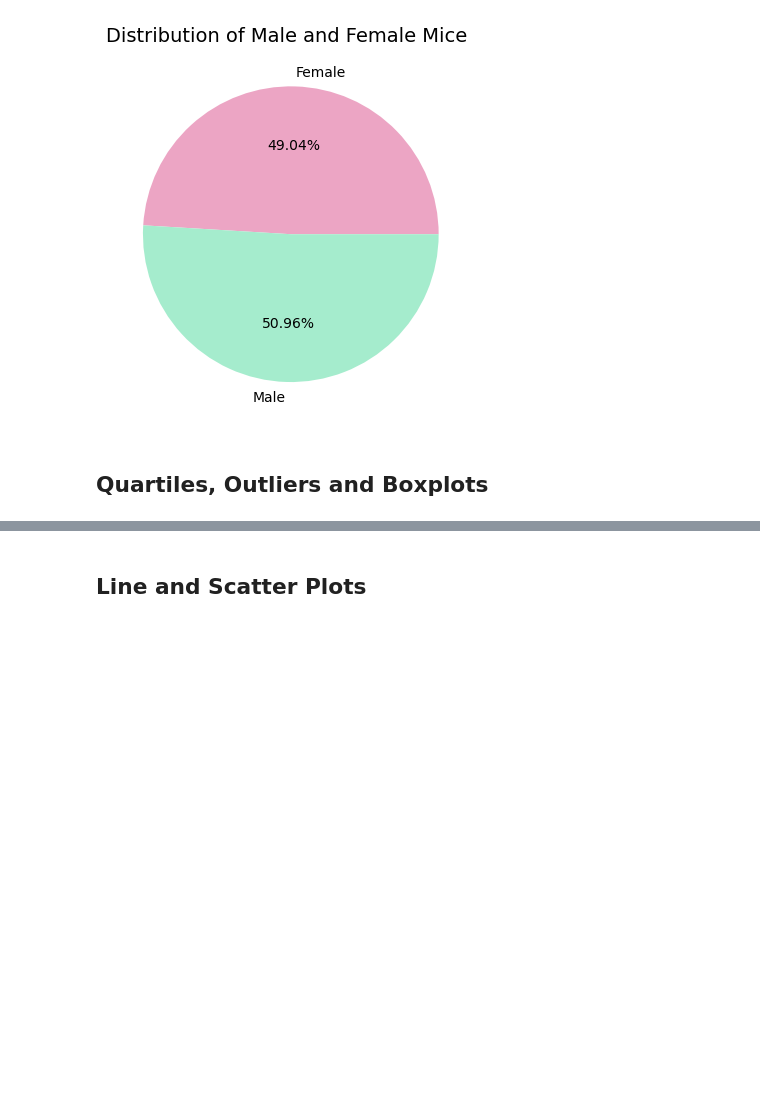
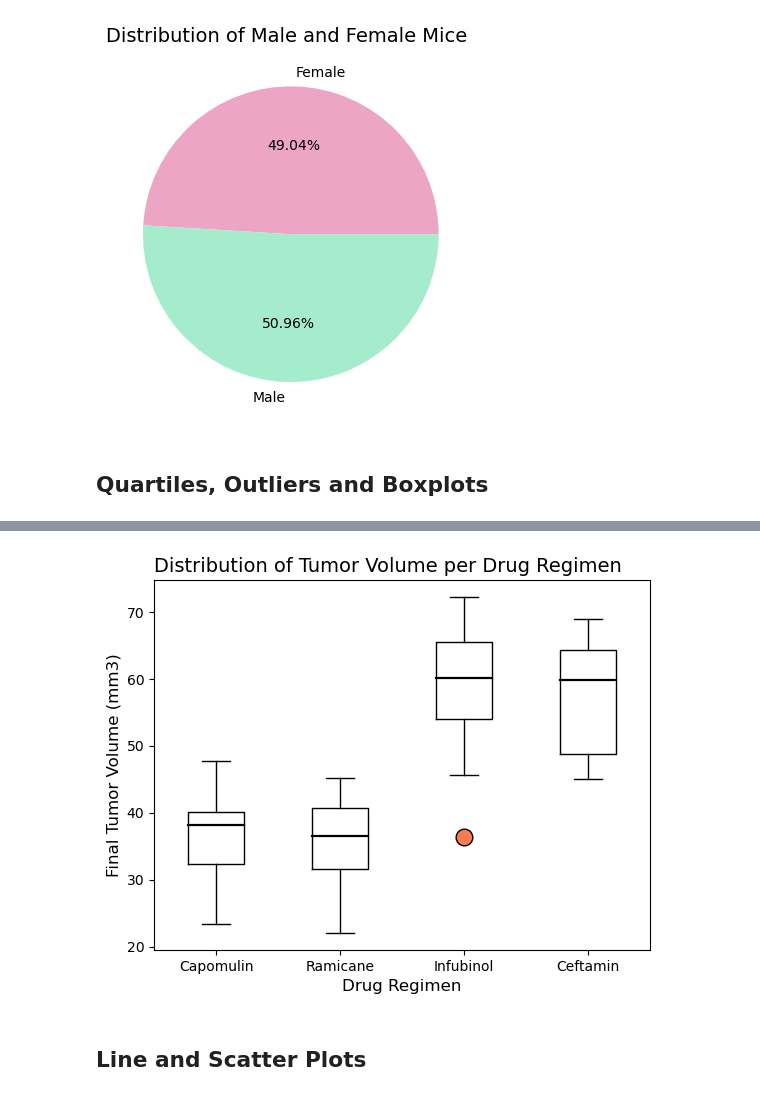
Before and after one commit to dejesusalcala/matplotlib-challenge, a Jupyter notebook: Pymaceuticals/pymaceuticals.ipynb, the cells around one changed output, grey strips where cells are left out. Saved outputs shown, nothing was run; the diff lists cells and outputs as text; code cells hidden in the pictures; blank space fills up the shorter version.

Commit message:
Added more graphs and organized my code

```diff
--- a/Pymaceuticals/pymaceuticals.ipynb
+++ b/Pymaceuticals/pymaceuticals.ipynb
@@ -305,5 +282,10 @@ CleanedMainDF
 
 # Start by getting the last (greatest) timepoint for each mouse
 
+MaxTimepointDF = CleanedMainDF.groupby(by = "Mouse ID").last("Timepoint").reset_index()
+
 
 # Merge this group df with the original DataFrame to get the tumor volume at the last timepoint
+
+MergedMaxTimepointDF = pd.merge(MaxTimepointDF,CleanedMainDF, on = ["Mouse ID", "Timepoint"], how = "left").iloc[:,[0,1,2,3,4,5,6]]
+MergedMaxTimepointDF
@@ -310,18 +306,36 @@ CleanedMainDF
 # %%
-# Put treatments into a list for for loop (and later for plot labels)
+ # Put treatments into a list for for loop (and later for plot labels)
 
+drug_treatment_list = ["Capomulin", "Ramicane", "Infubinol", "Ceftamin"]
 
 # Create empty list to fill with tumor vol data (for plotting)
 
+max_tumor_volume_list = []
 
 # Calculate the IQR and quantitatively determine if there are any potential outliers.
 
+for drug in drug_treatment_list:
 
     # Locate the rows which contain mice on each drug and get the tumor volumes
 
+    final_tumor_volume_per_drug = MergedMaxTimepointDF.loc[MergedMaxTimepointDF["Drug Regimen"] == drug, "Tumor Volume (mm3)_x"]
 
-    # add subset
+    # Append the series to our list
 
+    max_tumor_volume_list.append(final_tumor_volume_per_drug)
 
-    # Determine outliers using upper and lower bounds
+    # Determine the upper and lower bounds
+
+    quartiles = final_tumor_volume_per_drug.quantile([.25,.5,.75])
+    lower_quartile = quartiles[0.25]
+    upper_quartile = quartiles[0.75]
+    iqr = upper_quartile - lower_quartile
+    lower_bound = lower_quartile - (1.5*iqr)
+    upper_bound = upper_quartile + (1.5*iqr)
+
+    # Determine the outliers
+
+    outliers = final_tumor_volume_per_drug.loc[(final_tumor_volume_per_drug < lower_bound) | (final_tumor_volume_per_drug > upper_bound)]
+
+    print(f"{drug}'s potential outliers {outliers}")
 # %% [output]
@@ -337,2 +347,18 @@ Ceftamin's potential outliers: Series([], Name: Tumor Volume (mm3), dtype: float
+# %%
+# Generate a box plot that shows the distrubution of the tumor volume for each treatment group.
+
+outlier = dict(markerfacecolor = orange, markersize = 12)
+
+plt.boxplot(max_tumor_volume_list,
+            medianprops = dict(color = "black", linewidth = 1.6),
+            labels = drug_treatment_list,
+            flierprops = outlier)
+plt.title("Distribution of Tumor Volume per Drug Regimen", fontsize = 14, loc = "left")
+plt.xlabel("Drug Regimen", fontsize = 12)
+plt.ylabel("Final Tumor Volume (mm3)", fontsize = 12)
+
+plt.show()
+# %% [output]
+[figure, added]
 # %% [markdown]
 ## Line and Scatter Plots
```
Also changed, not shown: parts of 27 cells of this notebook.
